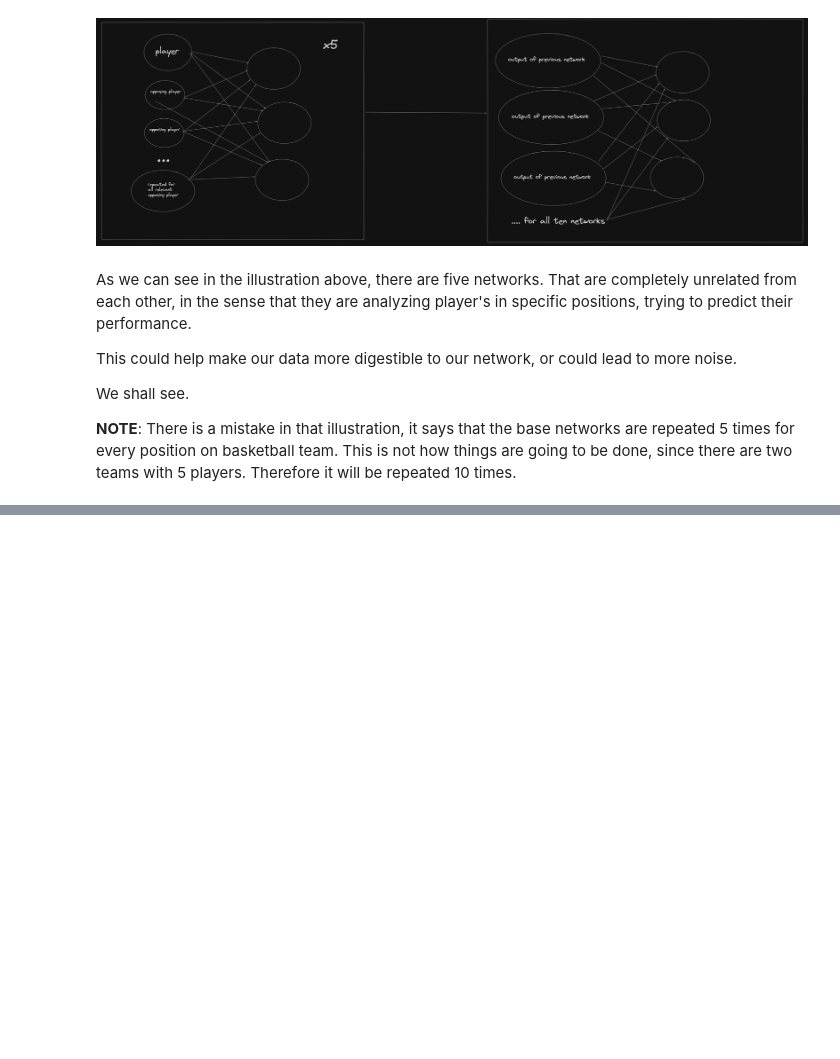
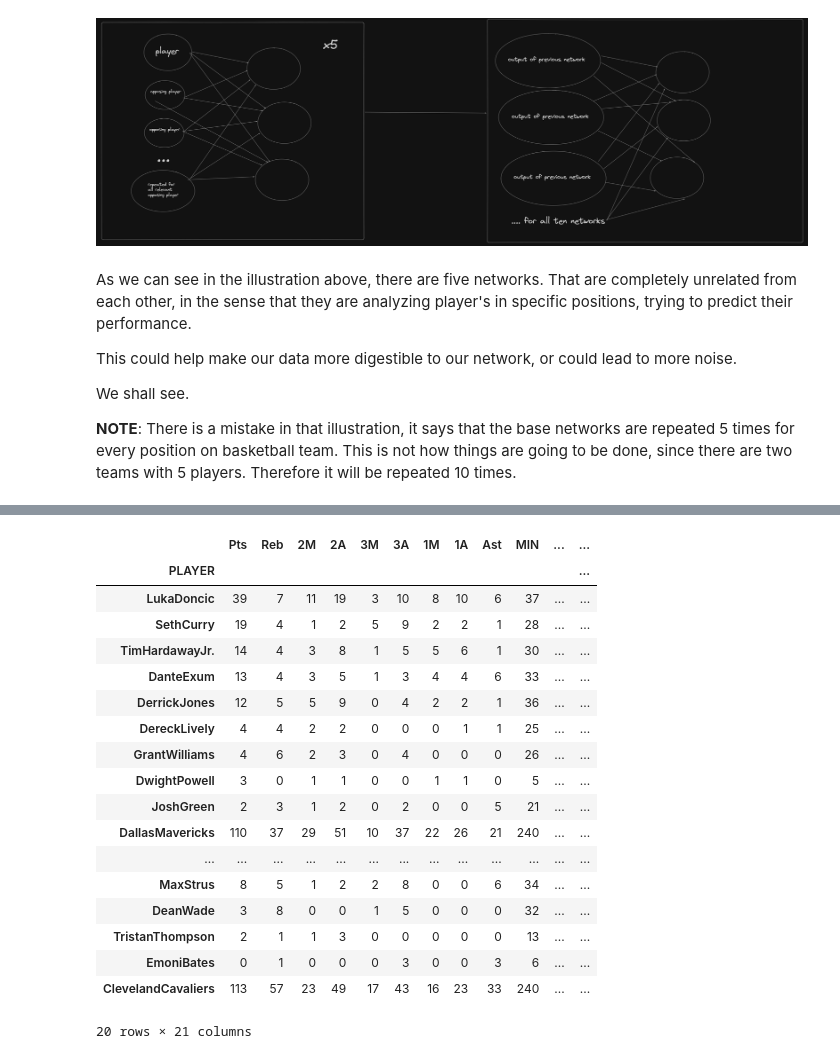
Before and after one commit to flannelmonke/HoopsForecast_Pro, a Jupyter notebook: 4_Model_Exploration/NN.ipynb, the cells around one changed output, grey strips where cells are left out. Cells and saved outputs as stored; diff of their text form; code cells hidden in the pictures; blank space fills up the shorter version.

```diff
--- a/4_Model_Exploration/NN.ipynb
+++ b/4_Model_Exploration/NN.ipynb
@@ -110,0 +117,23 @@ We shall see.
+# %%
+training_data = pd.read_csv('./datasets/training_data/dallas-mavericks-cleveland-cavaliers-2023-12-28.csv', index_col=0)
+training_data
+# %% [output]
+|  | Pts | Reb | 2M | 2A | 3M | 3A | 1M | 1A | Ast | MIN | ... | ... |
+| PLAYER |  |  |  |  |  |  |  |  |  |  |  | ... |
+| LukaDoncic | 39 | 7 | 11 | 19 | 3 | 10 | 8 | 10 | 6 | 37 | ... | ... |
+| SethCurry | 19 | 4 | 1 | 2 | 5 | 9 | 2 | 2 | 1 | 28 | ... | ... |
+| TimHardawayJr. | 14 | 4 | 3 | 8 | 1 | 5 | 5 | 6 | 1 | 30 | ... | ... |
+| DanteExum | 13 | 4 | 3 | 5 | 1 | 3 | 4 | 4 | 6 | 33 | ... | ... |
+| DerrickJones | 12 | 5 | 5 | 9 | 0 | 4 | 2 | 2 | 1 | 36 | ... | ... |
+| DereckLively | 4 | 4 | 2 | 2 | 0 | 0 | 0 | 1 | 1 | 25 | ... | ... |
+| GrantWilliams | 4 | 6 | 2 | 3 | 0 | 4 | 0 | 0 | 0 | 26 | ... | ... |
+| DwightPowell | 3 | 0 | 1 | 1 | 0 | 0 | 1 | 1 | 0 | 5 | ... | ... |
+| JoshGreen | 2 | 3 | 1 | 2 | 0 | 2 | 0 | 0 | 5 | 21 | ... | ... |
+| DallasMavericks | 110 | 37 | 29 | 51 | 10 | 37 | 22 | 26 | 21 | 240 | ... | ... |
+| ... | ... | ... | ... | ... | ... | ... | ... | ... | ... | ... | ... | ... |
+| MaxStrus | 8 | 5 | 1 | 2 | 2 | 8 | 0 | 0 | 6 | 34 | ... | ... |
+| DeanWade | 3 | 8 | 0 | 0 | 1 | 5 | 0 | 0 | 0 | 32 | ... | ... |
+| TristanThompson | 2 | 1 | 1 | 3 | 0 | 0 | 0 | 0 | 0 | 13 | ... | ... |
+| EmoniBates | 0 | 1 | 0 | 0 | 0 | 3 | 0 | 0 | 3 | 6 | ... | ... |
+| ClevelandCavaliers | 113 | 57 | 23 | 49 | 17 | 43 | 16 | 23 | 33 | 240 | ... | ... |
+20 rows × 21 columns
```
Also changed, not shown: parts of 13 cells of this notebook.
